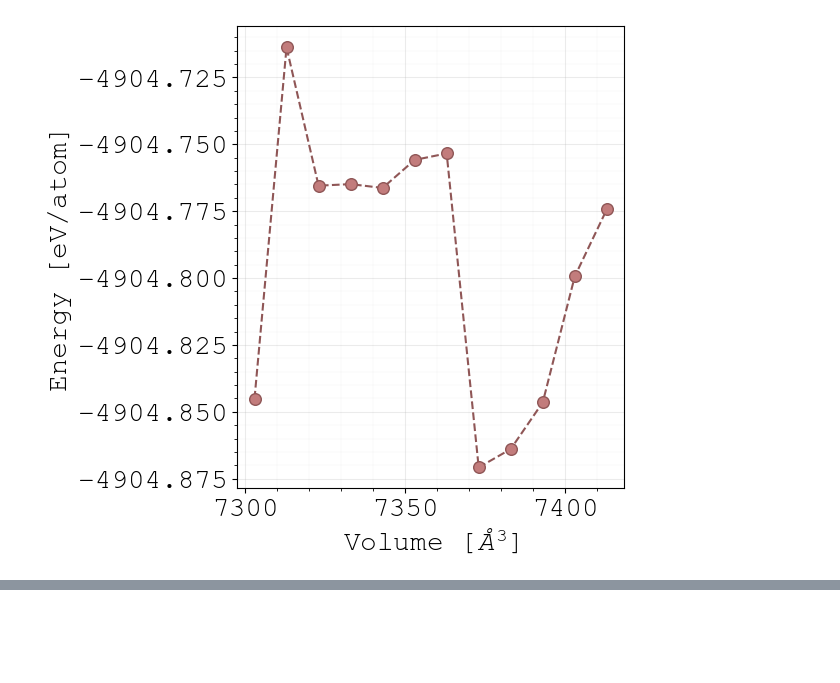
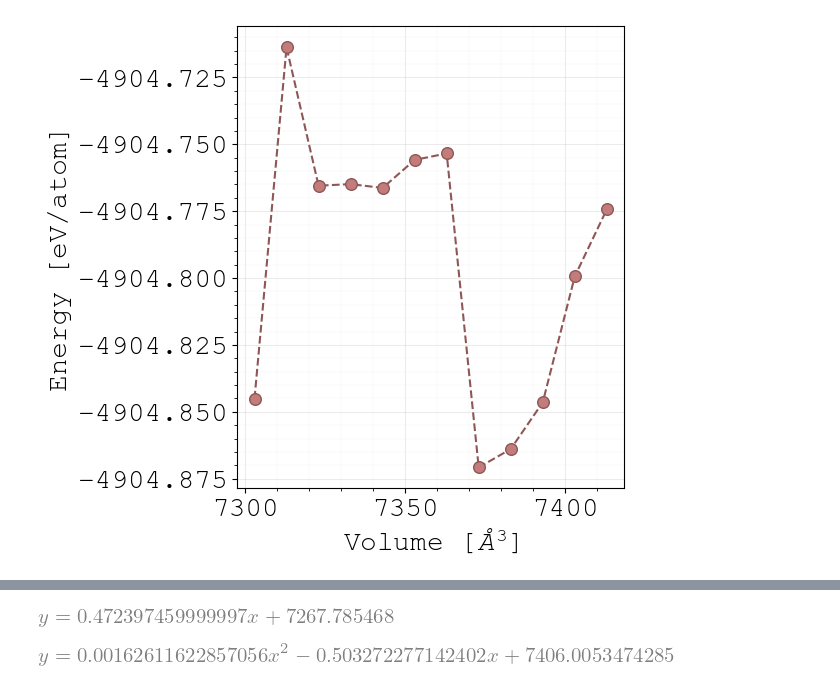
Before and after one commit to quantum-gabo/bachelor-thesis, a Jupyter notebook: notebooks/thesis-figures.ipynb, the cells around one changed output, grey strips where cells are left out. Saved outputs shown, nothing was run; the diff lists cells and outputs as text; code cells hidden in the pictures; blank space fills up the shorter version.

```diff
--- a/notebooks/thesis-figures.ipynb
+++ b/notebooks/thesis-figures.ipynb
@@ -1396,0 +1407,7 @@ plt.close()
+# %%
+# Define a linear and quadratic model for fitting
+def LinearModel(x, m, b):
+    return m * x + b
+
+def QuadraticModel(x, a, b, c):
+    return a * x**2 + b * x + c
@@ -1396,0 +1493,17 @@ plt.close()
+# %%
+init_printing()  # Enables pretty printing in LaTeX
+
+# Your fitted params
+a1, b1 = linear_params
+a2, b2, c2 = quadratic_params
+
+# Define symbolic models
+linear_expr = Eq(symbols('y'), a1 * x + b1)
+quad_expr = Eq(symbols('y'), a2 * x**2 + b2 * x + c2)
+
+# Display them in compiled LaTeX
+display(linear_expr)
+display(quad_expr)
+# %% [output]
+[figure, added]
+[figure, added]
```
Also changed, not shown: parts of 12 cells of this notebook, 7 other files.
